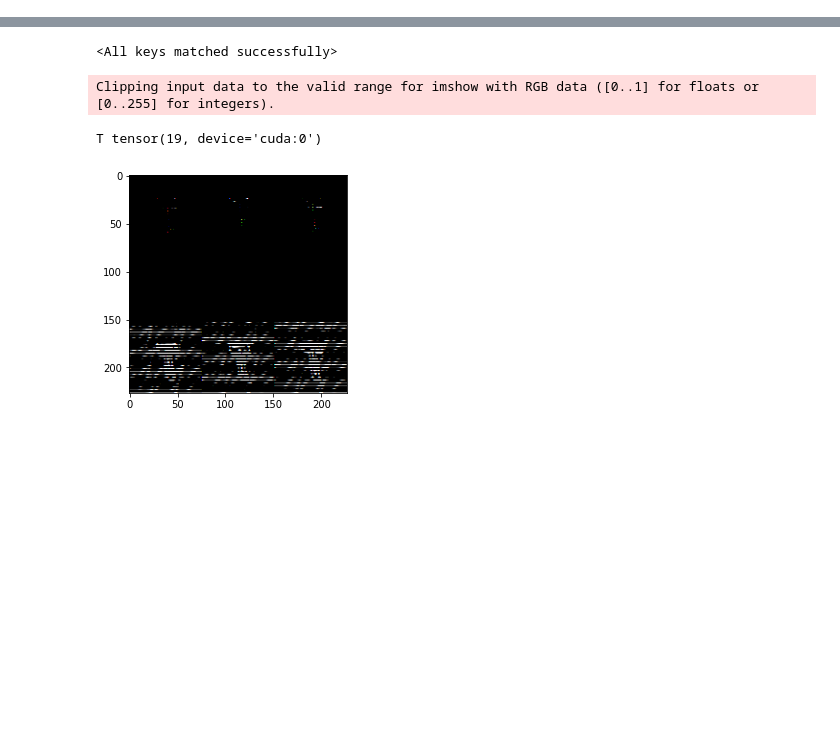
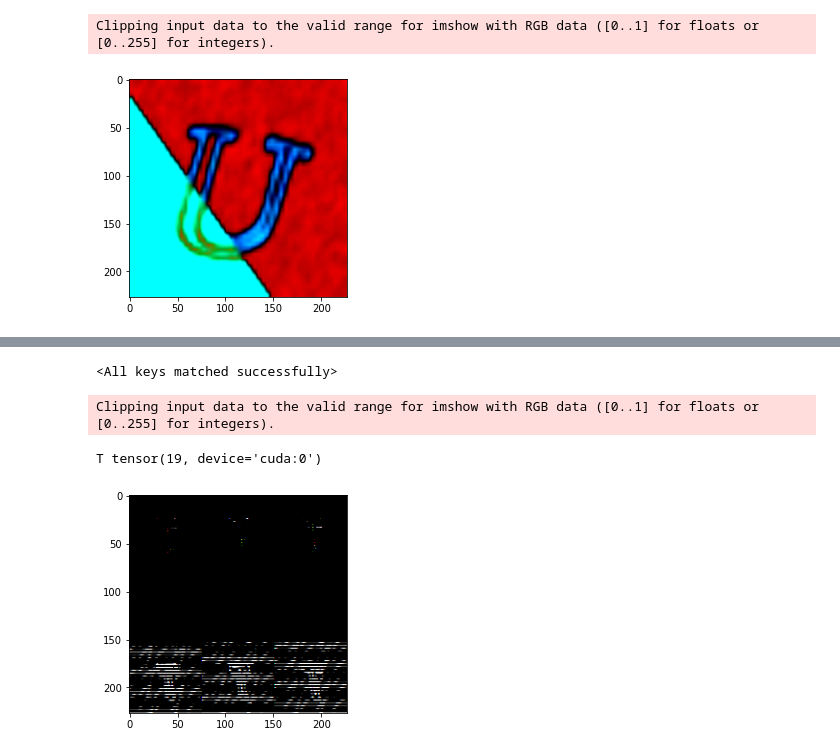
Before and after one commit to anastasia-spb/Captcha_kaggle, a Jupyter notebook: CAPTCHA_recognition.ipynb, the cells around one changed output, grey strips where cells are left out. Cells and saved outputs as stored; diff of their text form; code cells hidden in the pictures; blank space fills up the shorter version.

```diff
--- a/CAPTCHA_recognition.ipynb
+++ b/CAPTCHA_recognition.ipynb
@@ -119,17 +6,0 @@ class ImageDatasetTest(Dataset):
-# %%
-import torchvision.transforms as transforms
-import numpy as np
-
-transform = transforms.Compose([
-    transforms.ToPILImage(),
-    transforms.ToTensor()
-])
-
-images = np.load('data/images.npy')
-print(images.shape)
-img_tr = transform(images[1000])
-mean, std = img_tr.mean([1,2]), img_tr.std([1,2])
-
-print("mean and std before normalize:")
-print("Mean of the image:", mean)
-print("Std of the image:", std)
@@ -309,0 +101,15 @@ torch.save(model.state_dict(), './captcha_model.pth')
+# %%
+from torch.utils.data import random_split
+
+validation_set_size = int(0.2 * len(train_dataset))
+train_set_size = len(train_dataset) - validation_set_size
+
+torch.manual_seed(42) #Sets the seed for generating random numbers
+train_subset, validation_subset = random_split(train_dataset, [train_set_size, validation_set_size])
+# %%
+# First parameter of our network:
+
+BATCH_SIZE = 64
+# %%
+train_dl = DataLoader(train_subset, batch_size = BATCH_SIZE, shuffle = True)
+val_dl = DataLoader(validation_subset, batch_size = BATCH_SIZE, shuffle = False)
@@ -309,0 +172,13 @@ torch.save(model.state_dict(), './captcha_model.pth')
+# %%
+# Normalized and rescaled tensor images
+
+import matplotlib.pyplot as plt
+
+def show_random_sample():
+    tensor_image = next(iter(train_dl))[0][0]
+    plt.imshow(tensor_image.permute(1, 2, 0))
+
+show_random_sample()
+# %% [output]
+Clipping input data to the valid range for imshow with RGB data ([0..1] for floats or [0..255] for integers).
+[figure, added]
```
Also changed, not shown: parts of 52 cells of this notebook.
